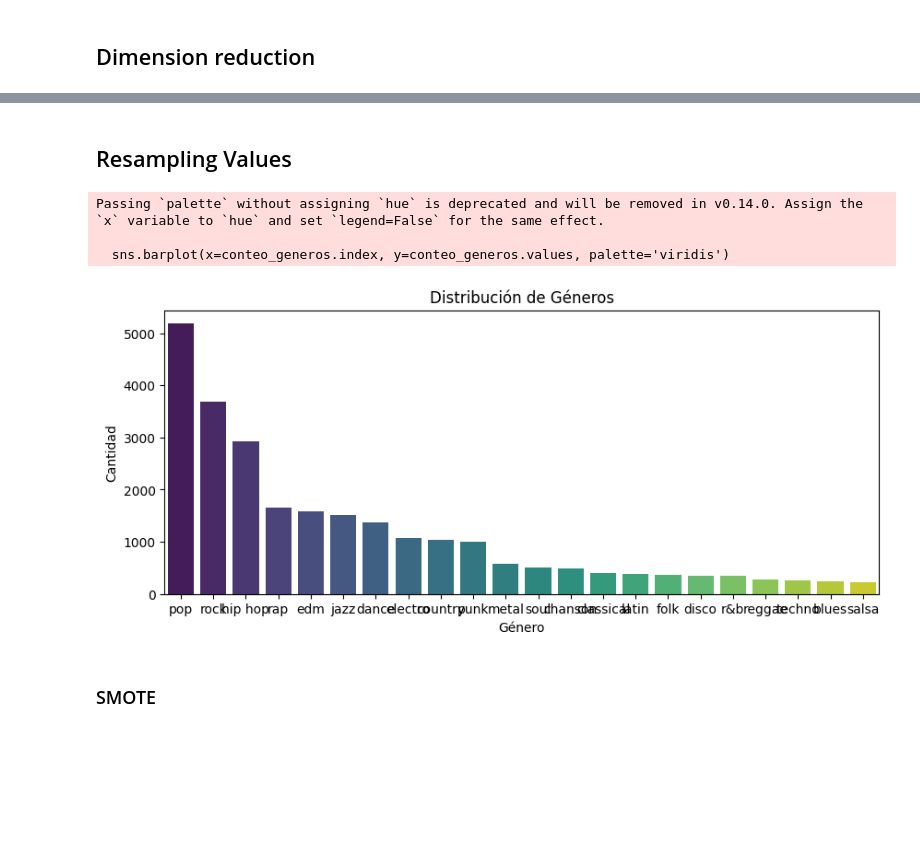
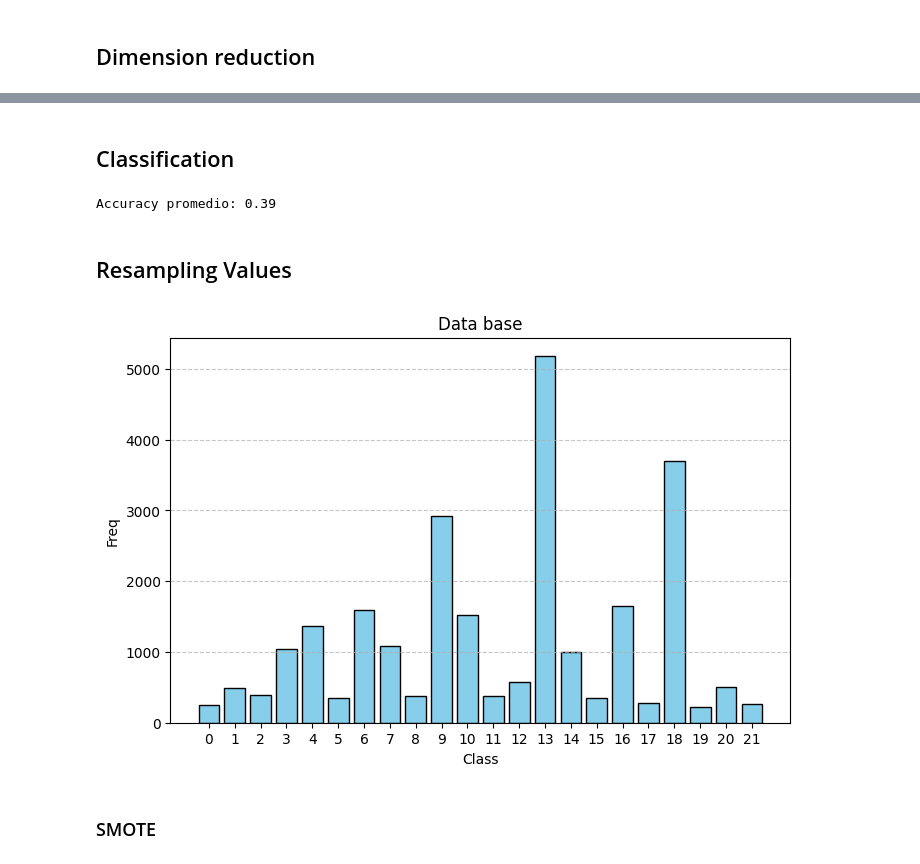
Before and after one commit to jmalfaro2019/Projet-AARES-20260202, a Jupyter notebook: part_1/notebooks/02_preprocessing.ipynb, the cells around one changed output, grey strips where cells are left out. Saved outputs shown, nothing was run; the diff lists cells and outputs as text; code cells hidden in the pictures; blank space fills up the shorter version.

```diff
--- a/part_1/notebooks/02_preprocessing.ipynb
+++ b/part_1/notebooks/02_preprocessing.ipynb
@@ -105,23 +86,33 @@ plt.show()
+# %% [markdown]
+## Classification
+# %%
+from sklearn.ensemble import RandomForestClassifier
+from sklearn.model_selection import cross_val_score
+
+clf = RandomForestClassifier(random_state=42)
+scores = cross_val_score(clf, X_lda, y_encoded, cv=5)
+print(f"Accuracy promedio: {scores.mean():.2f}")
+# %% [output]
+Accuracy promedio: 0.39
 # %% [markdown]
 ## Resampling Values
-# %%
-
-
-# Contar la cantidad de cada género
-conteo_generos = df_train['genre'].value_counts()
-
-# Crear el histograma
-plt.figure(figsize=(10, 4))
-sns.barplot(x=conteo_generos.index, y=conteo_generos.values, palette='viridis')
-plt.title('Distribución de Géneros')
-plt.xlabel('Género')
-plt.ylabel('Cantidad')
-plt.show()
-# %% [output]
-Passing `palette` without assigning `hue` is deprecated and will be removed in v0.14.0. Assign the `x` variable to `hue` and set `legend=False` for the same effect.
-
-  sns.barplot(x=conteo_generos.index, y=conteo_generos.values, palette='viridis')
-[figure, removed]
+# %%
+unique_classes, counts = np.unique(y_encoded, return_counts=True)
+
+sorted_indices = np.argsort(unique_classes)
+unique_classes_sorted = unique_classes[sorted_indices]
+counts_sorted = counts[sorted_indices]
+
+plt.figure(figsize=(8, 5))
+plt.bar(unique_classes_sorted, counts_sorted, color='skyblue', edgecolor='black')
+plt.title('Data base')
+plt.xlabel('Class')
+plt.ylabel('Freq')
+plt.xticks(unique_classes_sorted)  # Asegura que las clases estén en orden en el eje x
+plt.grid(axis='y', linestyle='--', alpha=0.7)
+plt.show()
+# %% [output]
+[figure, added]
 # %% [markdown]
 ### SMOTE
 # %%
```
Also changed, not shown: parts of 19 cells of this notebook, 2 other files.
